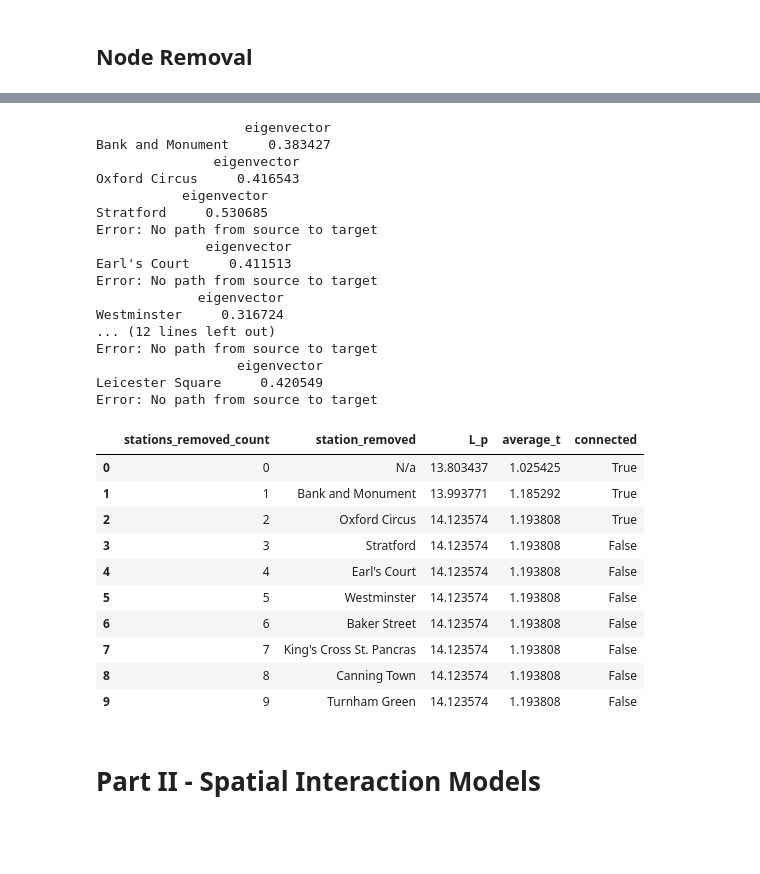
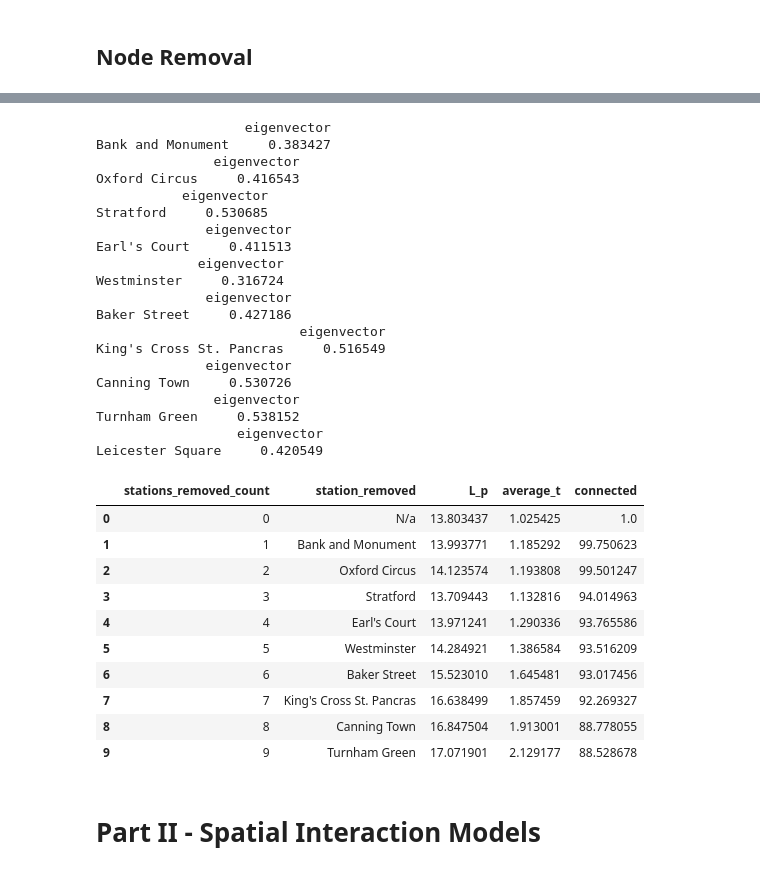
Before and after one commit to grolls23/UrbsimAssessment, a Jupyter notebook: UrbsimFinal.ipynb, the cells around one changed output, grey strips where cells are left out. Cells and saved outputs as stored; diff of their text form; code cells hidden in the pictures; blank space fills up the shorter version.

```diff
--- a/UrbsimFinal.ipynb
+++ b/UrbsimFinal.ipynb
@@ -569,7 +571,7 @@ G_nsd = G.copy()
 G_size = G_nsd.number_of_nodes()
 
 #Baseline
-average_t_base, L_p_base = calc_impacts(G_nsd, flows_for_later)
+#average_t_base, L_p_base = calc_impacts(G_nsd, flows_for_later)
 
 removal_nsd = degree_top_fifteen.copy()
 flow_tracker = flows_for_later.copy()
@@ -578,11 +580,14 @@ flow_tracker = flows_for_later.copy()
 column_names = ['stations_removed_count', 'station_removed', 'L_p', 'average_t', 'connected']
 results_table = pd.DataFrame(columns=column_names)
 
-results_table.loc[0] = [0, 'N/a', L_p_base, average_t_base, True]
+results_table.loc[0] = [0, 'N/a', L_p_base, average_t_base, 100]
 
 for i in range(10):
 
     random_row = removal_nsd.sample()
+    while not G_nsd.has_node(random_row.index[0]) :
+        random_row = removal_nsd.sample()
+
     print(random_row)
 
     # Get the index label and the corresponding row value
@@ -598,9 +603,7 @@ for i in range(10):
     #Remove station from graph
     G_nsd.remove_node(removed_station)
 
-    connected = True
-
-    #Calculate metrics - REMOVE TRY EXCEPT LATER
+    #Calculate metrics
     if nx.is_connected(G_nsd):
         average_t, L_p = calc_impacts(G_nsd, flow_tracker)
         largest_comp_pct = G_nsd.number_of_nodes() * 100 / G_size
@@ -611,14 +614,13 @@ for i in range(10):
 
         #Reset flow_tracker
         connected_components.remove(largest_component)
-        for component in connected_components[::2]:
+        for component in connected_components[::1]:
             for node in component:
                 #Do for each of the other components and all the stations in them
                 flow_tracker = flow_tracker[~(flow_tracker['station_origin'].str.contains(node) | flow_tracker['station_destination'].str.contains(node))]
 
         average_t, L_p = calc_impacts(G_nsd, flow_tracker)
         largest_comp_pct = G_nsd.number_of_nodes() * 100 / G_size
-        pass
 
     #Fix input of connected as true
     results_table.loc[i+1] = [i+1, removed_station, L_p, average_t, largest_comp_pct]
@@ -972,7 +1052,7 @@ flow_tracker = flows_for_later.copy()
 column_names = ['stations_removed_count', 'station_removed', 'L_p', 'average_t', 'connected']
 results_table = pd.DataFrame(columns=column_names)
 
-results_table.loc[0] = [0, 'N/a', L_p_base, average_t_base, True]
+results_table.loc[0] = [0, 'N/a', L_p_base, average_t_base, 100]
 
 for i in range(10):
 
@@ -1001,54 +1081,69 @@ for i in range(10):
 
 
     #Update flow dataframe
     flow_tracker = flow_tracker[~(flow_tracker['station_origin'].str.contains(removed_station) | flow_tracker['station_destination'].str.contains(removed_station))]
 
     #Remove station from graph
     G_se.remove_node(removed_station)
     G_se_single.remove_node(removed_station)
 
     connected = True
 
-    #Calculate metrics - REMOVE TRY EXCEPT LATER
-    try:
+    #Calculate metrics
+    if nx.is_connected(G_se):
         average_t, L_p = calc_impacts(G_se, flow_tracker)
-    except:
-        connected = False
-        pass
+        largest_comp_pct = G_se.number_of_nodes() * 100 / G_size
+    else:
+        connected_components = list(nx.connected_components(G_se))
+        largest_component = max(connected_components, key=len)
+        G_se = G_se.subgraph(largest_component).copy()
+
+        #Reset flow_tracker
+        connected_components.remove(largest_component)
+        for component in connected_components[::1]:
+            for node in component:
+                #Do for each of the other components and all the stations in them
+                flow_tracker = flow_tracker[~(flow_tracker['station_origin'].str.contains(node) | flow_tracker['station_destination'].str.contains(node))]
+
+        average_t, L_p = calc_impacts(G_se, flow_tracker)
+        largest_comp_pct = G_se.number_of_nodes() * 100 / G_size
 
     #Fix input of connected as true
-    results_table.loc[i+1] = [i+1, removed_station, L_p, average_t, connected]
+    results_table.loc[i+1] = [i+1, removed_station, L_p, average_t, largest_comp_pct]
 
 results_table.head(10)
 # %% [output]
                    eigenvector
 Bank and Monument     0.383427
                eigenvector
 Oxford Circus     0.416543
            eigenvector
 Stratford     0.530685
-Error: No path from source to target
               eigenvector
 Earl's Court     0.411513
-Error: No path from source to target
              eigenvector
 Westminster     0.316724
-... (12 lines left out)
-Error: No path from source to target
+              eigenvector
+Baker Street     0.427186
+                          eigenvector
+King's Cross St. Pancras     0.516549
+              eigenvector
+Canning Town     0.530726
+               eigenvector
+Turnham Green     0.538152
                   eigenvector
 Leicester Square     0.420549
-Error: No path from source to target
 |  | stations_removed_count | station_removed | L_p | average_t | connected |
-| 0 | 0 | N/a | 13.803437 | 1.025425 | True |
-| 1 | 1 | Bank and Monument | 13.993771 | 1.185292 | True |
-| 2 | 2 | Oxford Circus | 14.123574 | 1.193808 | True |
-| 3 | 3 | Stratford | 14.123574 | 1.193808 | False |
-| 4 | 4 | Earl's Court | 14.123574 | 1.193808 | False |
-| 5 | 5 | Westminster | 14.123574 | 1.193808 | False |
-| 6 | 6 | Baker Street | 14.123574 | 1.193808 | False |
-| 7 | 7 | King's Cross St. Pancras | 14.123574 | 1.193808 | False |
-| 8 | 8 | Canning Town | 14.123574 | 1.193808 | False |
-| 9 | 9 | Turnham Green | 14.123574 | 1.193808 | False |
+| 0 | 0 | N/a | 13.803437 | 1.025425 | 1.0 |
+| 1 | 1 | Bank and Monument | 13.993771 | 1.185292 | 99.750623 |
+| 2 | 2 | Oxford Circus | 14.123574 | 1.193808 | 99.501247 |
+| 3 | 3 | Stratford | 13.709443 | 1.132816 | 94.014963 |
+| 4 | 4 | Earl's Court | 13.971241 | 1.290336 | 93.765586 |
+| 5 | 5 | Westminster | 14.284921 | 1.386584 | 93.516209 |
+| 6 | 6 | Baker Street | 15.523010 | 1.645481 | 93.017456 |
+| 7 | 7 | King's Cross St. Pancras | 16.638499 | 1.857459 | 92.269327 |
+| 8 | 8 | Canning Town | 16.847504 | 1.913001 | 88.778055 |
+| 9 | 9 | Turnham Green | 17.071901 | 2.129177 | 88.528678 |
 # %% [markdown]
 # Part II - Spatial Interaction Models
 # %% [markdown]
```
Also changed, not shown: parts of 6 cells of this notebook.
